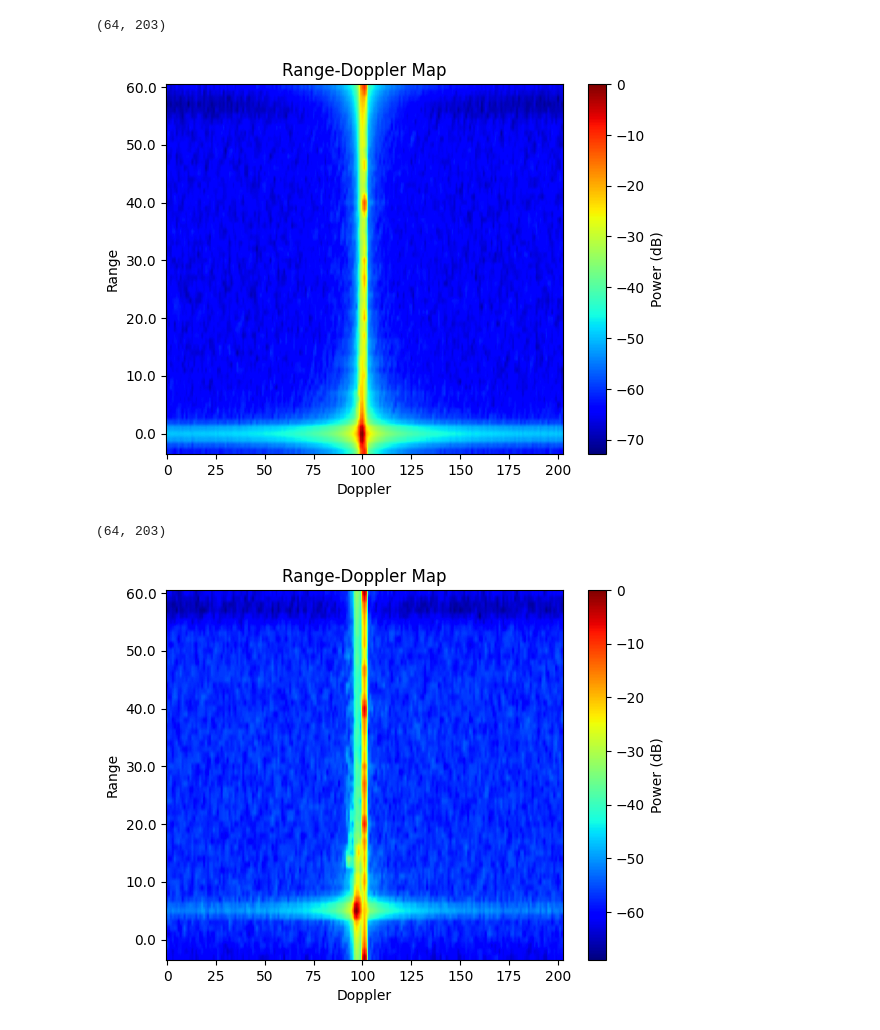
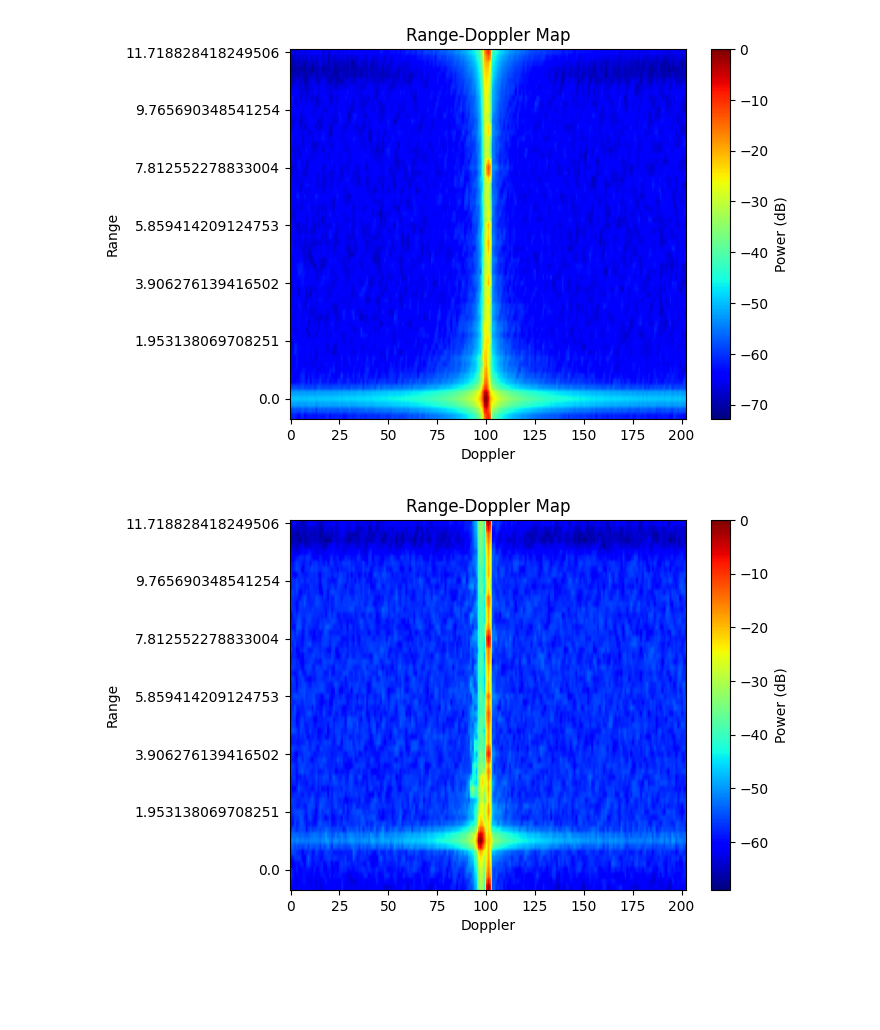
Before and after one commit to HarryPaniccc/4022S_code, a Jupyter notebook: range_doppler_notebook.ipynb, the cells around one changed output. Cells and saved outputs as stored; diff of their text form; code cells hidden in the pictures; blank space fills up the shorter version.

Commit message:
Finally have range bin sizes

```diff
--- a/range_doppler_notebook.ipynb
+++ b/range_doppler_notebook.ipynb
@@ -1,13 +11,23 @@
+# %%
+def get_measurement_parameters(hdf5_file_path):
+    freq_slope_const = hdf5_file_path['Sensors/TI_Radar/Parameters/profileCfg/freqSlopeConst'][()] # In MHz per microsecond
+    chirp_start_index = hdf5_file_path['Sensors/TI_Radar/Parameters/frameCfg/chirpStartIndex'][()]
+    chirp_end_index = hdf5_file_path['Sensors/TI_Radar/Parameters/frameCfg/chirpEndIndex'][()]
+    frame_period = hdf5_file_path['Sensors/TI_Radar/Parameters/frameCfg/framePeriod'][()]
+    ramp_end_time = hdf5_file_path['Sensors/TI_Radar/Parameters/profileCfg/rampEndTime'][()]
+    start_freq = hdf5_file_path['Sensors/TI_Radar/Parameters/profileCfg/startFreq'][()]
+    number_of_samples_per_chirp = hdf5_file_path['Sensors/TI_Radar/Parameters/profileCfg/numAdcSamples'][()]
+    sample_rate = hdf5_file_path['Sensors/TI_Radar/Parameters/profileCfg/digOutSampleRate'][()] # in ks per second
+
+    Tdata = number_of_samples_per_chirp * 1/(sample_rate*1000)
+    # From this we can find bandwidth with B = Tdata * frequency_slope_constant
+    bandwidth = Tdata * freq_slope_const * 1e6 * 1e6 # This leaves it in Hz
+
+    # From these we know c and can calculate the range bin size
+    range_bin_size = c/(2*bandwidth)
+    return freq_slope_const, number_of_samples_per_chirp, sample_rate, Tdata, bandwidth, range_bin_size
 # %%
-# First attempts at getting a range-doppler map of collected hdf5 data
-
-import h5py
-import numpy as np
-import matplotlib.pyplot as plt
-from scipy.fft import fft, fftshift # Might not need this
-from radar_ffts import range_doppler_fft, range_doppler_sum
-
-def range_doppler_map(hdf5_file_path, frame):
+def range_doppler_map(hdf5_file_path, frame, range_bin_size):
 
     frame_data = hdf5_file_path[f'Sensors/TI_Radar/Data/Frame_{frame}/frame_data'] # Collect the data of a specific frame, idk just fucking figure it out
     #print(frame_data[0,:,0]) # data is stored as samples x chirps x channels
@@ -18,7 +38,7 @@ def range_doppler_map(hdf5_file_path, frame):
 
     plotted_fftd_frame_data = range_doppler_sum(fftd_frame_data)
 
-    print(plotted_fftd_frame_data.shape)
+#    print(plotted_fftd_frame_data.shape)
 
     plt.figure()
     plt.imshow(plotted_fftd_frame_data, aspect='auto', cmap='jet')
@@ -30,19 +50,18 @@ def range_doppler_map(hdf5_file_path, frame):
     # Get current y-ticks and labels
     y_ticks = plt.gca().get_yticks()
     # Set the y-tick labels in reverse order
-    plt.gca().set_yticklabels(y_ticks[::-1])
+    plt.gca().set_yticklabels(y_ticks[::-1]*range_bin_size)
 
     #plt.ylim(0, )
 
     plt.show()
 # %%
 f = h5py.File('../4022S_data/undergrad_testset/Experiment_moving_target_back_data.hdf5', 'r') # Read in the file
-range_doppler_map(f, '1')
-range_doppler_map(f, '100')
+freq_slope_const, number_of_samples_per_chirp, sample_rate, Tdata, bandwidth, range_bin_size = get_measurement_parameters(f)
+range_doppler_map(f, '1', range_bin_size)
+range_doppler_map(f, '100',range_bin_size)
 # %% [output]
-(64, 203)
-[figure, old version]
+[figure, new version]
-(64, 203)
-[figure, old version]
+[figure, new version]
 # %%
 f = h5py.File('../4022S_data/undergrad_testset/Experiment_stationary_target_1m_1_data.hdf5','r')
```
Also changed, not shown: parts of 4 cells of this notebook, 1 other file.
